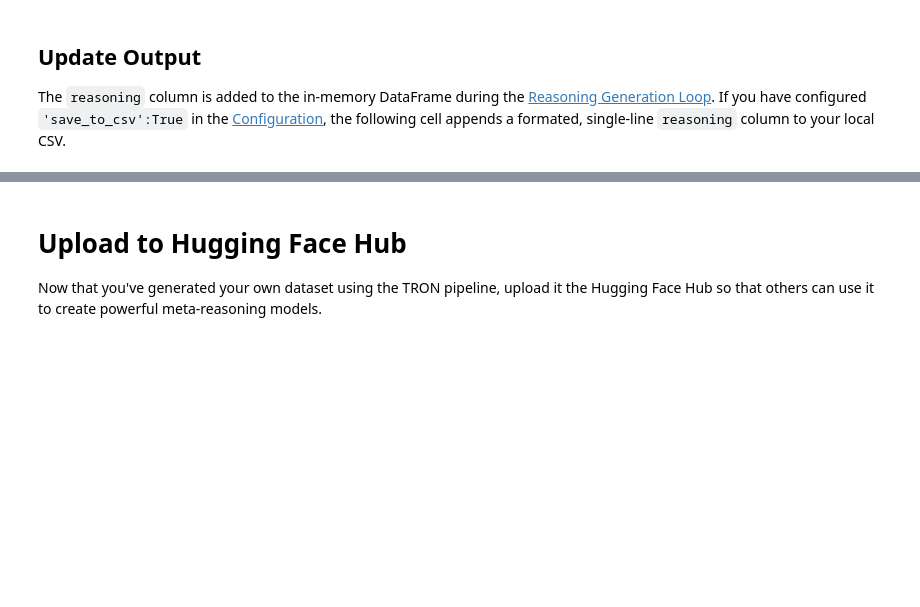
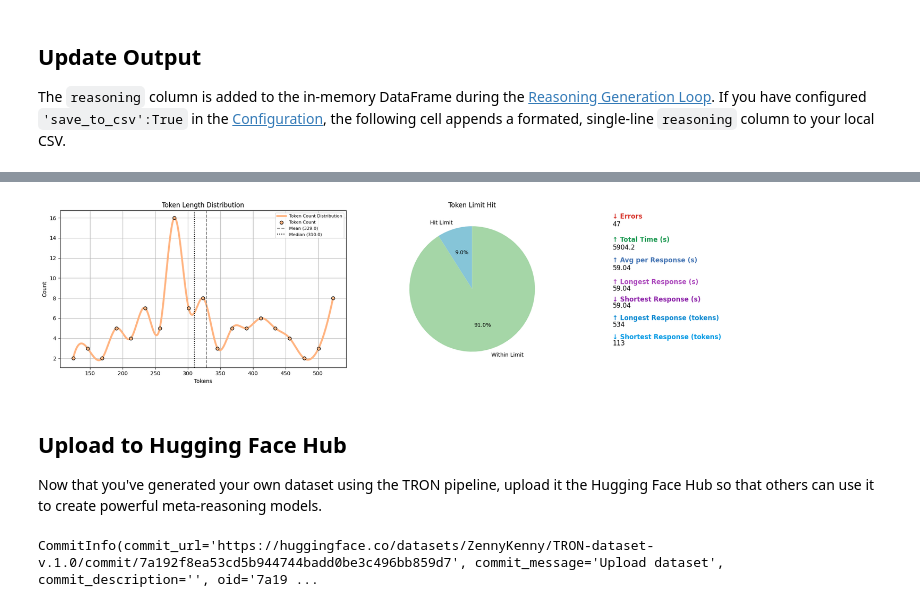
Before and after one commit to kghamilton89/synthetic-data-generators, a Jupyter notebook: reasoning-competition/tron-notebook.ipynb, the cells around one changed output, grey strips where cells are left out. Drawn from its saved outputs; the diff is of its cells as text; code cells hidden in the pictures; blank space fills up the shorter version.

Commit message:
add comments to tron notebook

```diff
--- a/reasoning-competition/tron-notebook.ipynb
+++ b/reasoning-competition/tron-notebook.ipynb
@@ -547,8 +593,8 @@ if len(centers_nonzero) >= 4:
     spline = make_interp_spline(centers_nonzero, counts_nonzero, k=3)
     y_smooth = spline(x_smooth)
 
-    axes[0].plot(x_smooth, y_smooth, color="#ffb481", linewidth=3.5, label="Smoothed Distribution")
-    axes[0].scatter(centers_nonzero, counts_nonzero, color="#ffb481", edgecolor="black", zorder=3, label="Data Points")
+    axes[0].plot(x_smooth, y_smooth, color="#ffb481", linewidth=3.5, label="Token Count Distribution")
+    axes[0].scatter(centers_nonzero, counts_nonzero, color="#ffb481", edgecolor="black", zorder=3, label="Token Count")
 else:
     axes[0].plot(centers_nonzero, counts_nonzero, color="#ffb481", linewidth=3.5, label="Token Lengths")
     axes[0].scatter(centers_nonzero, counts_nonzero, color="#ffb481", edgecolor="black", zorder=3)
@@ -572,55 +618,59 @@ axes[1].pie(
     limit_hit_counts.values(),
     labels=limit_hit_counts.keys(),
     autopct='%1.1f%%',
     colors=["#86c5d8", "#a5d6a7"],
     startangle=90
 )
 axes[1].set_title("Token Limit Hit")
 
 # kpis (kpis)
 axes[2].axis("off")
 kpi_x = 0.05
 
 # number of errors
 axes[2].text(kpi_x, 0.95, "↓ Errors", fontsize=12, fontweight="bold", color="#d73027")
-axes[2].text(kpi_x, 0.90, f"{error_count}", fontsize=22, fontweight="bold")
+axes[2].text(kpi_x, 0.90, f"{error_count}", fontsize=12)
 
 # total execution time
-axes[2].text(kpi_x, 0.80, "⏱ Total Time (s)", fontsize=12, fontweight="bold", color="#1a9850")
-axes[2].text(kpi_x, 0.75, f"{total_time:.1f}", fontsize=20, fontweight="bold")
+axes[2].text(kpi_x, 0.80, "↑ Total Time (s)", fontsize=12, fontweight="bold", color="#1a9850")
+axes[2].text(kpi_x, 0.75, f"{total_time:.1f}", fontsize=12)
 
 # avg response time
-axes[2].text(kpi_x, 0.67, "⏱ Avg per Response (s)", fontsize=12, fontweight="bold", color="#4575b4")
-axes[2].text(kpi_x, 0.62, f"{time_per_response:.2f}", fontsize=16, fontweight="bold")
+axes[2].text(kpi_x, 0.67, "↑ Avg per Response (s)", fontsize=12, fontweight="bold", color="#4575b4")
+axes[2].text(kpi_x, 0.62, f"{time_per_response:.2f}", fontsize=12)
 
 # longest response time
-axes[2].text(kpi_x, 0.53, "⏱ Longest Response (s)", fontsize=11, fontweight="bold", color="#ab47bc")
-axes[2].text(kpi_x, 0.49, f"{max_time:.2f}", fontsize=14)
+axes[2].text(kpi_x, 0.53, "↑ Longest Response (s)", fontsize=12, fontweight="bold", color="#ab47bc")
+axes[2].text(kpi_x, 0.49, f"{max_time:.2f}", fontsize=12)
 
 # shortest response time
-axes[2].text(kpi_x, 0.42, "⏱ Shortest Response (s)", fontsize=11, fontweight="bold", color="#8e24aa")
-axes[2].text(kpi_x, 0.38, f"{min_time:.2f}", fontsize=14)
+axes[2].text(kpi_x, 0.42, "↓ Shortest Response (s)", fontsize=12, fontweight="bold", color="#8e24aa")
+axes[2].text(kpi_x, 0.38, f"{min_time:.2f}", fontsize=12)
 
 # longest response tokens
-axes[2].text(kpi_x, 0.30, "↑ Longest Response (tokens)", fontsize=11, fontweight="bold", color="#0288d1")
-axes[2].text(kpi_x, 0.26, f"{max_tokens_used}", fontsize=14)
+axes[2].text(kpi_x, 0.30, "↑ Longest Response (tokens)", fontsize=12, fontweight="bold", color="#0288d1")
+axes[2].text(kpi_x, 0.26, f"{max_tokens_used}", fontsize=12)
 
 # shortest response tokens
-axes[2].text(kpi_x, 0.18, "↓ Shortest Response (tokens)", fontsize=11, fontweight="bold", color="#039be5")
-axes[2].text(kpi_x, 0.14, f"{min_tokens_used}", fontsize=14)
+axes[2].text(kpi_x, 0.18, "↓ Shortest Response (tokens)", fontsize=12, fontweight="bold", color="#039be5")
+axes[2].text(kpi_x, 0.14, f"{min_tokens_used}", fontsize=12)
 
 # display
 plt.tight_layout()
 plt.show()
+# %% [output]
+[figure, added]
 # %% [markdown]
-# Upload to Hugging Face Hub
+## Upload to Hugging Face Hub
 
 Now that you've generated your own dataset using the TRON pipeline, upload it the Hugging Face Hub so that others can use it to create powerful meta-reasoning models.
 # %%
 # create remote repo
 api = HfApi()
-api.create_repo(repo_id="ZennyKenny/TRON-dataset-demo", repo_type="dataset", exist_ok=True)
+api.create_repo(repo_id="ZennyKenny/TRON-dataset-v.1.0", repo_type="dataset", exist_ok=True)
 
 # upload to remote
 hf_dataset = Dataset.from_pandas(df)
-hf_dataset.push_to_hub("ZennyKenny/TRON-dataset-demo")
+hf_dataset.push_to_hub("ZennyKenny/TRON-dataset-v.1.0")
+# %% [output]
+CommitInfo(commit_url='https://huggingface.co/datasets/ZennyKenny/TRON-dataset-v.1.0/commit/7a192f8ea53cd5b944744badd0be3c496bb859d7', commit_message='Upload dataset', commit_description='', oid='7a19 ...
```
Also changed, not shown: parts of 10 cells of this notebook, 1 other file.
